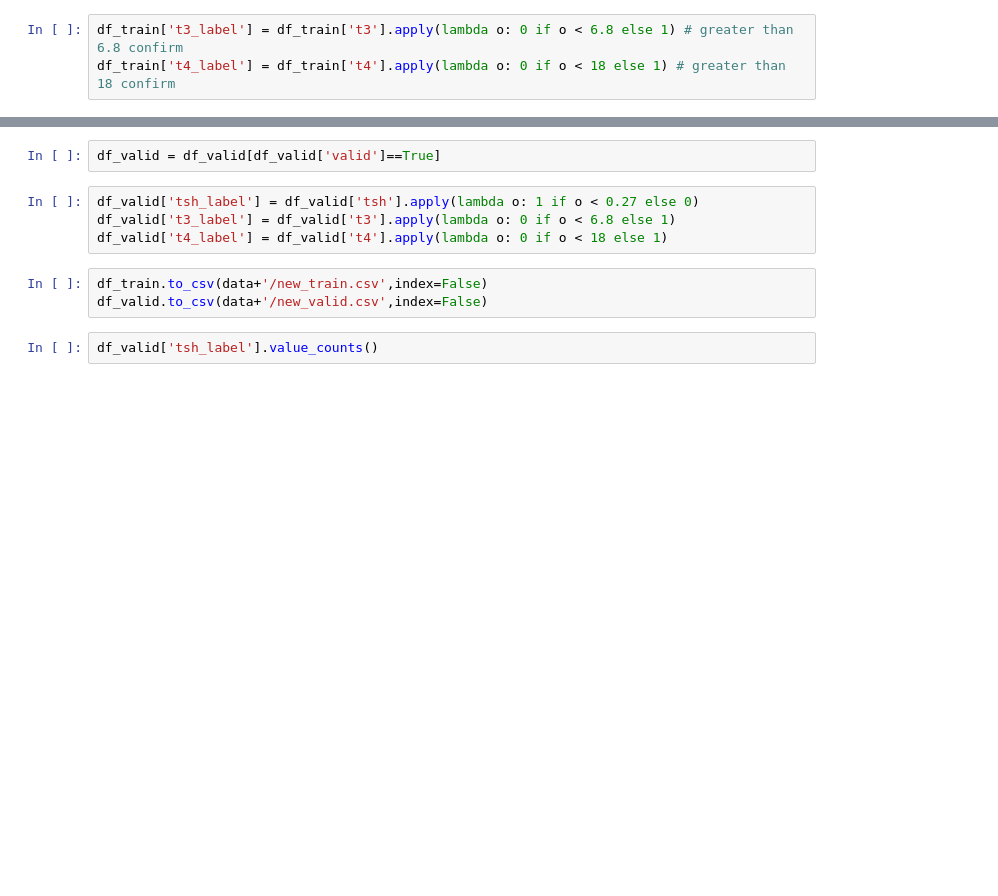
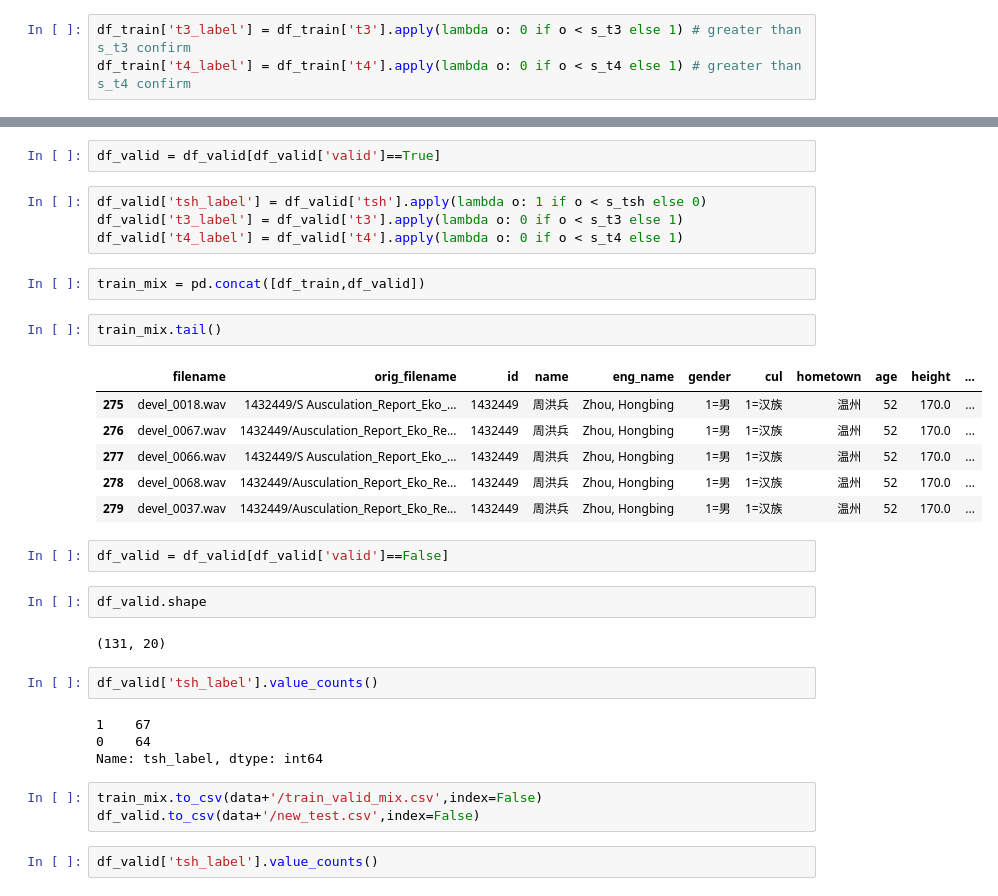
Before and after one commit to heye0507/sz_audio, a Jupyter notebook: 01b_split_label_regoin.ipynb, the cells around one changed output, grey strips where cells are left out. Drawn from its saved outputs; the diff is of its cells as text; blank space fills up the shorter version.

```diff
--- a/01b_split_label_regoin.ipynb
+++ b/01b_split_label_regoin.ipynb
@@ -29,6 +36,6 @@ Name: tsh_label, dtype: int64
 # %%
-df_train['t3_label'] = df_train['t3'].apply(lambda o: 0 if o < 6.8 else 1) # greater than 6.8 confirm
-df_train['t4_label'] = df_train['t4'].apply(lambda o: 0 if o < 18 else 1) # greater than 18 confirm
+df_train['t3_label'] = df_train['t3'].apply(lambda o: 0 if o < s_t3 else 1) # greater than s_t3 confirm
+df_train['t4_label'] = df_train['t4'].apply(lambda o: 0 if o < s_t4 else 1) # greater than s_t4 confirm
 # %%
 df_train['t3_label'].value_counts()
 # %% [output]
@@ -44,12 +51,35 @@ Name: t4_label, dtype: int64
 # %%
 df_valid = df_valid[df_valid['valid']==True]
 # %%
-df_valid['tsh_label'] = df_valid['tsh'].apply(lambda o: 1 if o < 0.27 else 0)
-df_valid['t3_label'] = df_valid['t3'].apply(lambda o: 0 if o < 6.8 else 1)
-df_valid['t4_label'] = df_valid['t4'].apply(lambda o: 0 if o < 18 else 1)
+df_valid['tsh_label'] = df_valid['tsh'].apply(lambda o: 1 if o < s_tsh else 0)
+df_valid['t3_label'] = df_valid['t3'].apply(lambda o: 0 if o < s_t3 else 1)
+df_valid['t4_label'] = df_valid['t4'].apply(lambda o: 0 if o < s_t4 else 1)
+# %%
+train_mix = pd.concat([df_train,df_valid])
+# %%
+train_mix.tail()
+# %% [output]
+|  | filename | orig_filename | id | name | eng_name | gender | cul | hometown | age | height | ... |
+| 275 | devel_0018.wav | 1432449/S Ausculation_Report_Eko_... | 1432449 | 周洪兵 | Zhou, Hongbing | 1=男 | 1=汉族 | 温州 | 52 | 170.0 | ... |
+| 276 | devel_0067.wav | 1432449/Ausculation_Report_Eko_Re... | 1432449 | 周洪兵 | Zhou, Hongbing | 1=男 | 1=汉族 | 温州 | 52 | 170.0 | ... |
+| 277 | devel_0066.wav | 1432449/S Ausculation_Report_Eko_... | 1432449 | 周洪兵 | Zhou, Hongbing | 1=男 | 1=汉族 | 温州 | 52 | 170.0 | ... |
+| 278 | devel_0068.wav | 1432449/Ausculation_Report_Eko_Re... | 1432449 | 周洪兵 | Zhou, Hongbing | 1=男 | 1=汉族 | 温州 | 52 | 170.0 | ... |
+| 279 | devel_0037.wav | 1432449/Ausculation_Report_Eko_Re... | 1432449 | 周洪兵 | Zhou, Hongbing | 1=男 | 1=汉族 | 温州 | 52 | 170.0 | ... |
+# %%
+df_valid = df_valid[df_valid['valid']==False]
+# %%
+df_valid.shape
+# %% [output]
+(131, 20)
+# %%
+df_valid['tsh_label'].value_counts()
+# %% [output]
+1    67
+0    64
+Name: tsh_label, dtype: int64
 # %%
-df_train.to_csv(data+'/new_train.csv',index=False)
-df_valid.to_csv(data+'/new_valid.csv',index=False)
+train_mix.to_csv(data+'/train_valid_mix.csv',index=False)
+df_valid.to_csv(data+'/new_test.csv',index=False)
 # %%
 df_valid['tsh_label'].value_counts()
 # %% [output]
```
Also changed, not shown: parts of 6 cells of this notebook, 2 other files.
